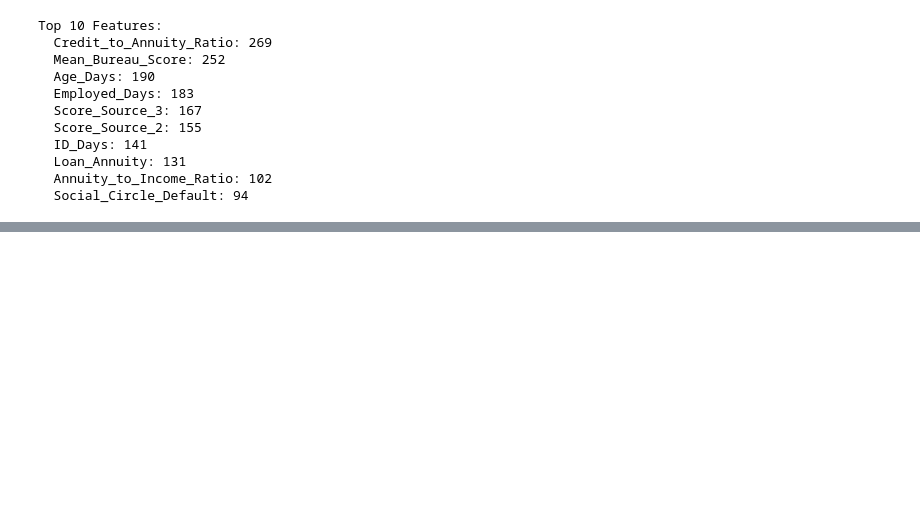
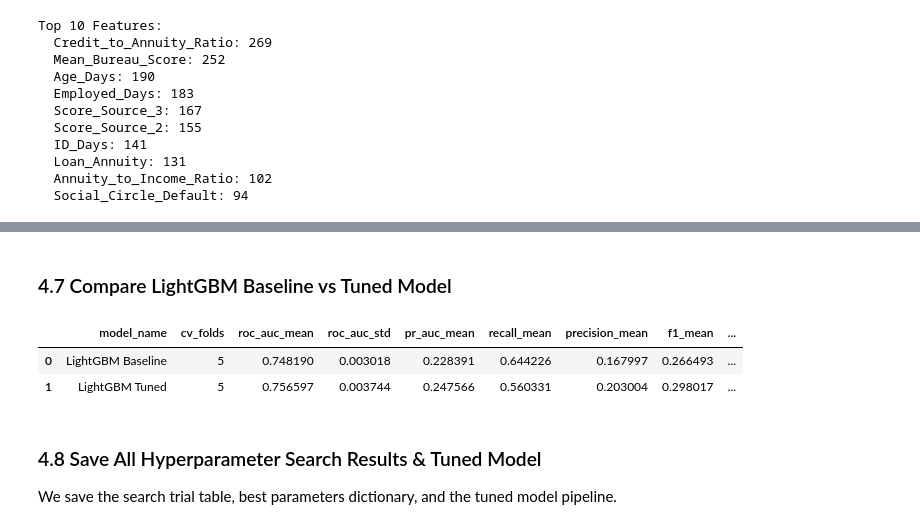
Before and after one commit to Pasiya990/FDM-AutoMobile_Loan_Default_Modelling, a Jupyter notebook: notebooks/lightgbm.ipynb, the cells around one changed output, grey strips where cells are left out. Saved outputs shown, nothing was run; the diff lists cells and outputs as text; code cells hidden in the pictures; blank space fills up the shorter version.

```diff
--- a/notebooks/lightgbm.ipynb
+++ b/notebooks/lightgbm.ipynb
@@ -166,0 +361,4 @@ Model saved to: ../models/baseline\lightgbm.pkl
+# %%
+print("Starting RandomizedSearchCV on training data...")
+random_search.fit(X_train_raw, y_train_raw)
+print("Hyperparameter search completed successfully!")
@@ -166,0 +371,8 @@ Model saved to: ../models/baseline\lightgbm.pkl
+# %%
+print(f"Best CV ROC-AUC: {random_search.best_score_:.4f}\n")
+print("Best LightGBM parameters:")
+for parameter, value in random_search.best_params_.items():
+    print(f"  {parameter}: {value}")
+
+# Obtain the best estimator pipeline
+lgbm_tuned_pipeline = random_search.best_estimator_
@@ -166,0 +396,14 @@ Model saved to: ../models/baseline\lightgbm.pkl
+# %%
+lgbm_tuned_results = evaluate_model(
+    lgbm_tuned_pipeline,
+    X_train_raw,
+    y_train_raw,
+    model_name="LightGBM Tuned",
+    cv=5,
+    threshold=0.5,
+)
+
+print("--- LightGBM Tuned 5-Fold Cross-Validation Results ---")
+for key, value in lgbm_tuned_results.items():
+    if key != "confusion_matrix":
+        print(f"  {key}: {value}")
@@ -166,0 +423,24 @@ Model saved to: ../models/baseline\lightgbm.pkl
+# %% [markdown]
+### 4.7 Compare LightGBM Baseline vs Tuned Model
+# %%
+# Load all logged baseline results
+all_results = pd.read_csv(experiments_path)
+
+# Extract LightGBM baseline row
+lgbm_baseline_row = all_results[all_results["model_name"] == "LightGBM Baseline"].copy()
+
+# Format tuned results row
+lgbm_tuned_row = results_to_row(lgbm_tuned_results)
+
+# Combine for side-by-side comparison
+lgbm_comparison = pd.concat([lgbm_baseline_row, lgbm_tuned_row], ignore_index=True)
+display_cols = ["model_name", "cv_folds", "roc_auc_mean", "roc_auc_std", "pr_auc_mean", "recall_mean", "precision_mean", "f1_mean", "fit_seconds"]
+lgbm_comparison[display_cols]
+# %% [output]
+|  | model_name | cv_folds | roc_auc_mean | roc_auc_std | pr_auc_mean | recall_mean | precision_mean | f1_mean | ... |
+| 0 | LightGBM Baseline | 5 | 0.748190 | 0.003018 | 0.228391 | 0.644226 | 0.167997 | 0.266493 | ... |
+| 1 | LightGBM Tuned | 5 | 0.756597 | 0.003744 | 0.247566 | 0.560331 | 0.203004 | 0.298017 | ... |
+# %% [markdown]
+### 4.8 Save All Hyperparameter Search Results & Tuned Model
+
+We save the search trial table, best parameters dictionary, and the tuned model pipeline.
```
Also changed, not shown: parts of 38 cells of this notebook.
